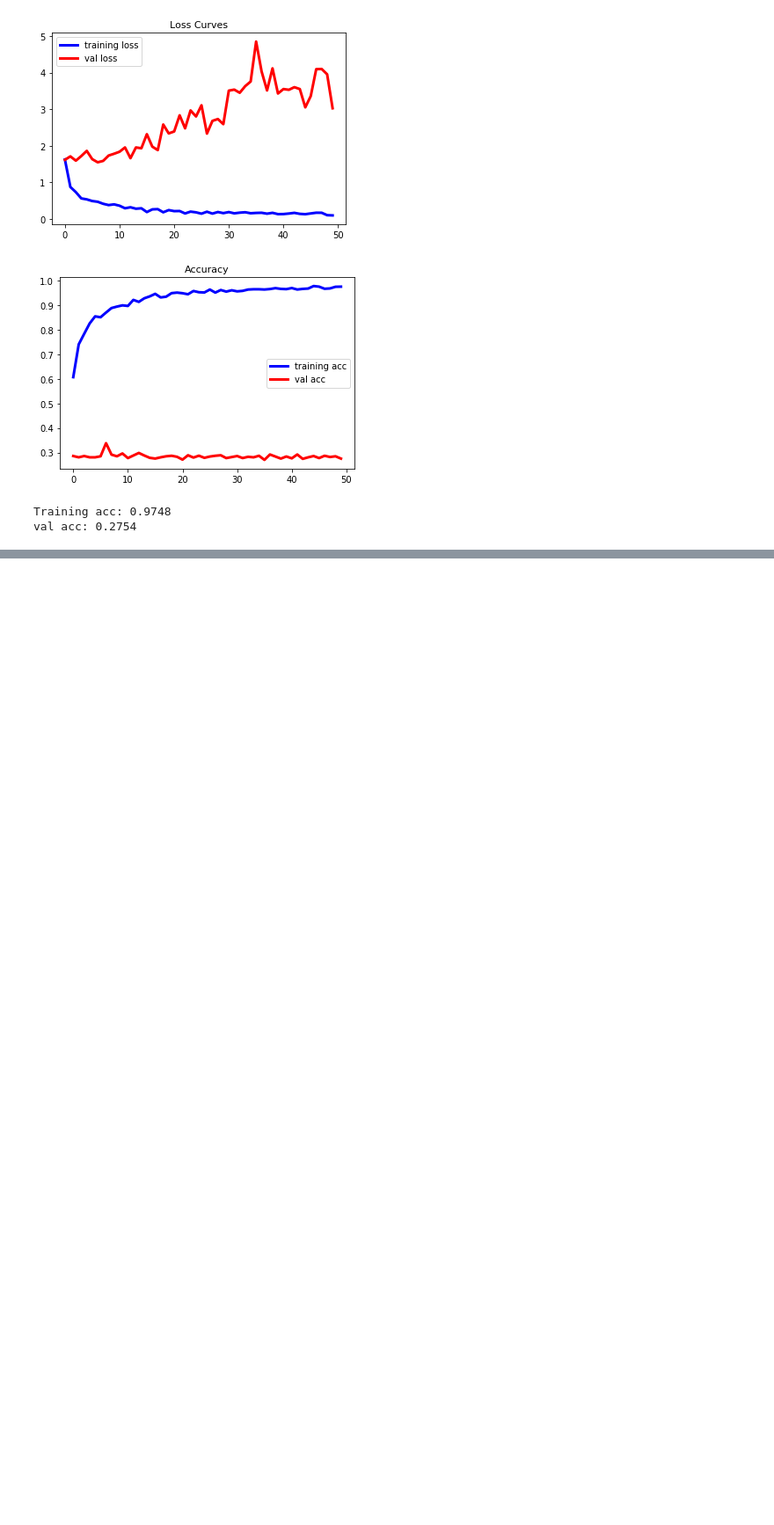
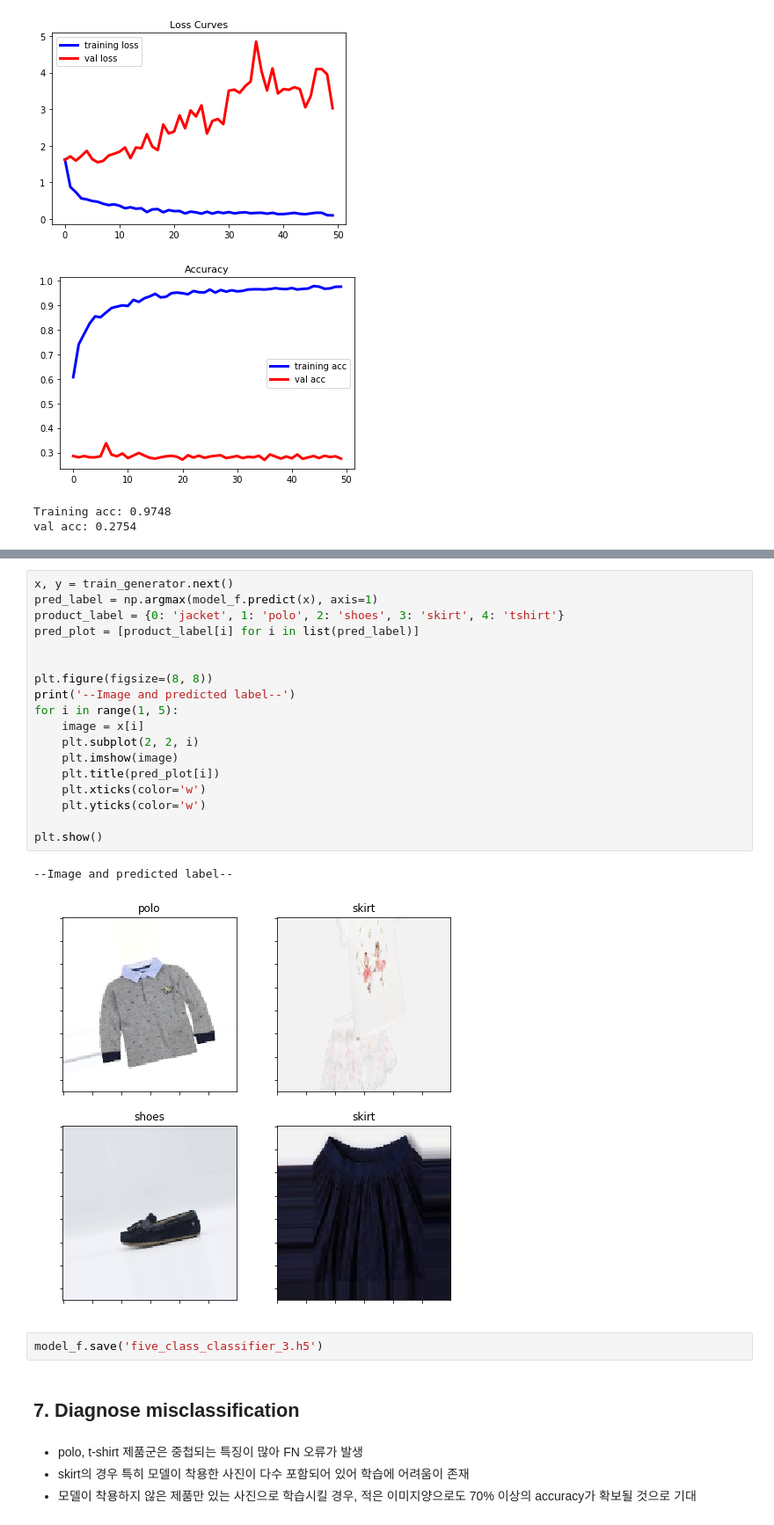
Before and after one commit to bb426/robrick, a Jupyter notebook: robinbrick_image_recognition.ipynb, the cells around one changed output, grey strips where cells are left out. Shown at 88% size. Saved outputs shown, nothing was run; the diff lists cells and outputs as text; blank space fills up the shorter version.

```diff
--- a/robinbrick_image_recognition.ipynb
+++ b/robinbrick_image_recognition.ipynb
@@ -379,0 +317,29 @@ val acc: 0.2754
+# %%
+x, y = train_generator.next()
+pred_label = np.argmax(model_f.predict(x), axis=1)
+product_label = {0: 'jacket', 1: 'polo', 2: 'shoes', 3: 'skirt', 4: 'tshirt'}
+pred_plot = [product_label[i] for i in list(pred_label)]
+
+
+plt.figure(figsize=(8, 8))
+print('--Image and predicted label--')
+for i in range(1, 5):
+    image = x[i]
+    plt.subplot(2, 2, i)
+    plt.imshow(image)
+    plt.title(pred_plot[i])
+    plt.xticks(color='w')
+    plt.yticks(color='w')
+
+plt.show()
+# %% [output]
+--Image and predicted label--
+[figure, added]
+# %%
+model_f.save('five_class_classifier_3.h5')
+# %% [markdown]
+## 7. Diagnose misclassification
+# %% [markdown]
+- polo, t-shirt 제품군은 중첩되는 특징이 많아 FN 오류가 발생
+- skirt의 경우 특히 모델이 착용한 사진이 다수 포함되어 있어 학습에 어려움이 존재
+- 모델이 착용하지 않은 제품만 있는 사진으로 학습시킬 경우, 적은 이미지양으로도 70% 이상의 accuracy가 확보될 것으로 기대
```
Also changed, not shown: parts of 30 cells of this notebook.
